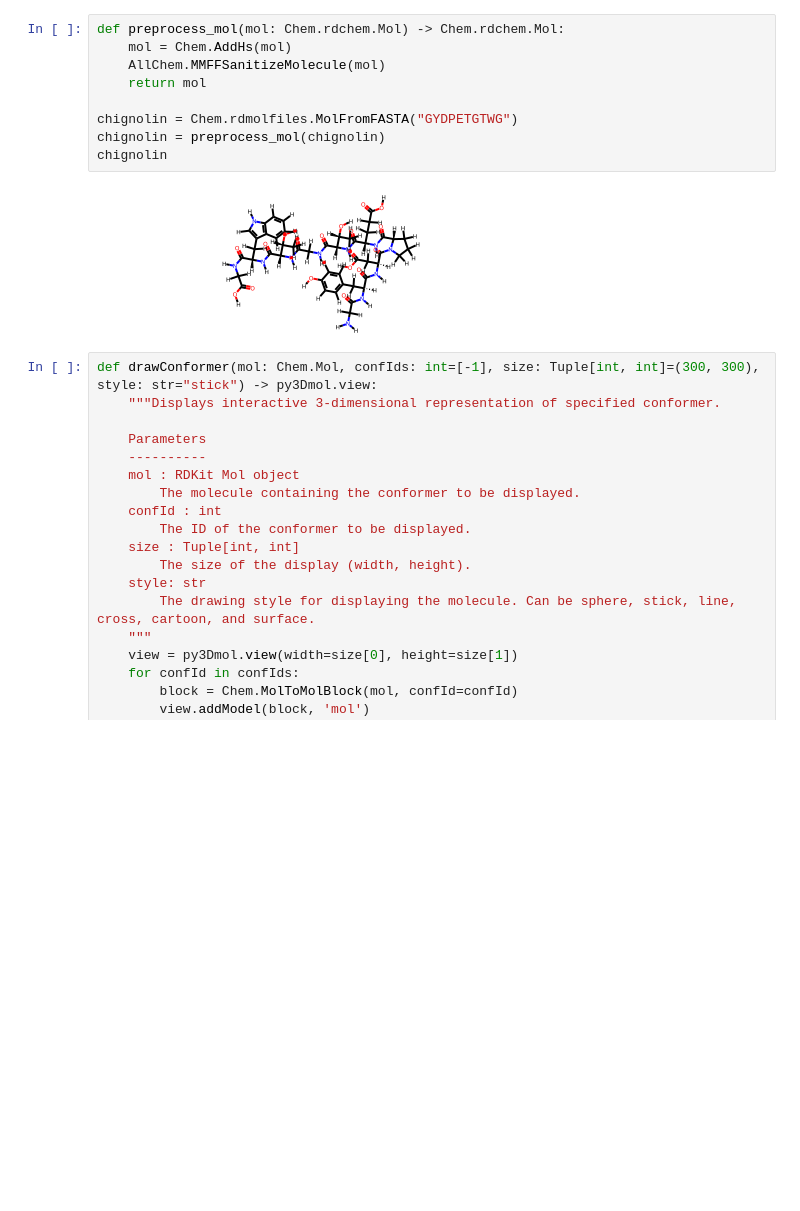
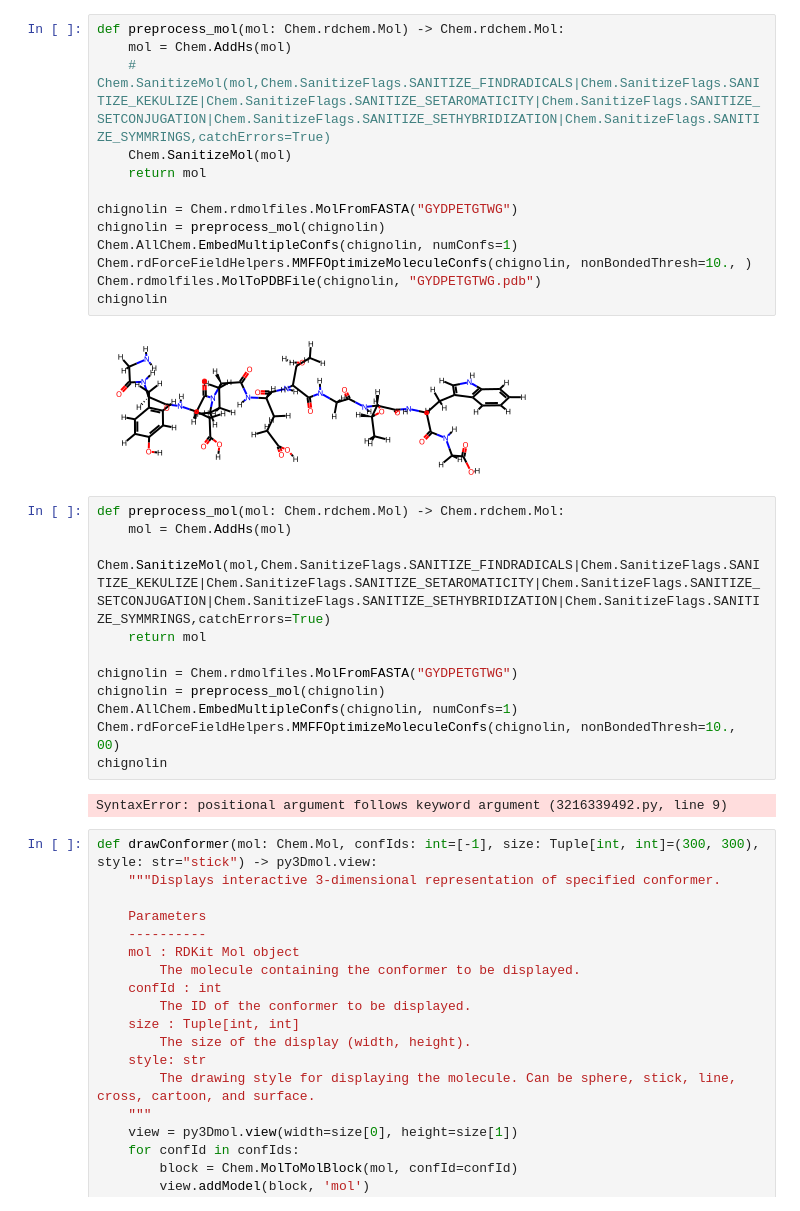
Before and after one commit to yashpatel5400/idp_rl, a Jupyter notebook: examples/chignolin.ipynb, the cells around one changed output. Cells and saved outputs as stored; diff of their text form; blank space fills up the shorter version.

```diff
--- a/examples/chignolin.ipynb
+++ b/examples/chignolin.ipynb
@@ -13,14 +38,31 @@ from typing import Any, List, Optional, Tuple
+# %%
+def preprocess_mol(mol: Chem.rdchem.Mol) -> Chem.rdchem.Mol:
+    mol = Chem.AddHs(mol)
+    # Chem.SanitizeMol(mol,Chem.SanitizeFlags.SANITIZE_FINDRADICALS|Chem.SanitizeFlags.SANITIZE_KEKULIZE|Chem.SanitizeFlags.SANITIZE_SETAROMATICITY|Chem.SanitizeFlags.SANITIZE_SETCONJUGATION|Chem.SanitizeFlags.SANITIZE_SETHYBRIDIZATION|Chem.SanitizeFlags.SANITIZE_SYMMRINGS,catchErrors=True)
+    Chem.SanitizeMol(mol)
+    return mol
+
+chignolin = Chem.rdmolfiles.MolFromFASTA("GYDPETGTWG")
+chignolin = preprocess_mol(chignolin)
+Chem.AllChem.EmbedMultipleConfs(chignolin, numConfs=1)
+Chem.rdForceFieldHelpers.MMFFOptimizeMoleculeConfs(chignolin, nonBondedThresh=10., )
+Chem.rdmolfiles.MolToPDBFile(chignolin, "GYDPETGTWG.pdb")
+chignolin
+# %% [output]
+[figure, added]
 # %%
 def preprocess_mol(mol: Chem.rdchem.Mol) -> Chem.rdchem.Mol:
     mol = Chem.AddHs(mol)
-    AllChem.MMFFSanitizeMolecule(mol)
+    Chem.SanitizeMol(mol,Chem.SanitizeFlags.SANITIZE_FINDRADICALS|Chem.SanitizeFlags.SANITIZE_KEKULIZE|Chem.SanitizeFlags.SANITIZE_SETAROMATICITY|Chem.SanitizeFlags.SANITIZE_SETCONJUGATION|Chem.SanitizeFlags.SANITIZE_SETHYBRIDIZATION|Chem.SanitizeFlags.SANITIZE_SYMMRINGS,catchErrors=True)
     return mol
 
 chignolin = Chem.rdmolfiles.MolFromFASTA("GYDPETGTWG")
 chignolin = preprocess_mol(chignolin)
+Chem.AllChem.EmbedMultipleConfs(chignolin, numConfs=1)
+Chem.rdForceFieldHelpers.MMFFOptimizeMoleculeConfs(chignolin, nonBondedThresh=10., 00)
 chignolin
 # %% [output]
-[figure, removed]
+SyntaxError: positional argument follows keyword argument (3216339492.py, line 9)
 # %%
 def drawConformer(mol: Chem.Mol, confIds: int=[-1], size: Tuple[int, int]=(300, 300), style: str="stick") -> py3Dmol.view:
     """Displays interactive 3-dimensional representation of specified conformer.
```
Also changed, not shown: parts of 6 cells of this notebook, 2 other files.
